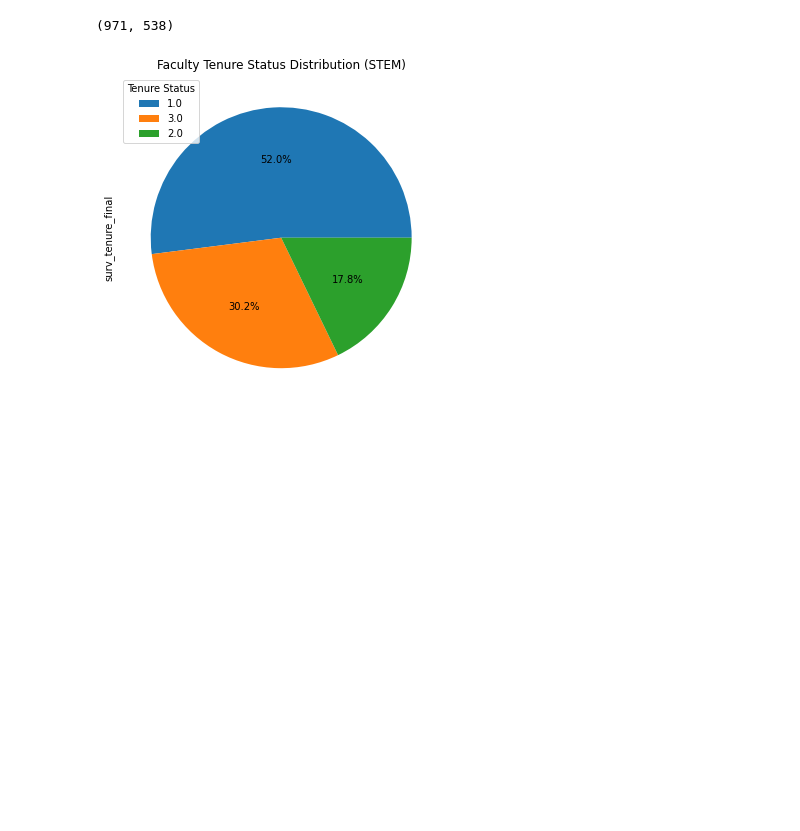
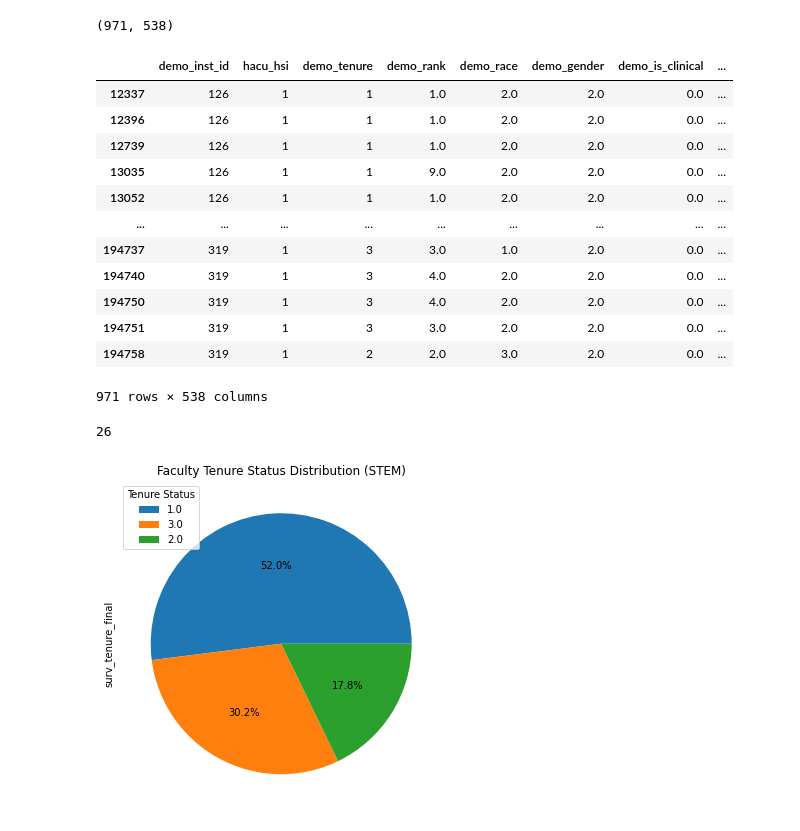
Before and after one commit to eigenhenry/Coache_analysis, a Jupyter notebook: 0_Data Reduction.ipynb, the cells around one changed output. Saved outputs shown, nothing was run; the diff lists cells and outputs as text; code cells hidden in the pictures; blank space fills up the shorter version.

```diff
--- a/0_Data Reduction.ipynb
+++ b/0_Data Reduction.ipynb
@@ -6,7 +6,7 @@ This notebook is used to clean and select sample populations from the complete d
 # %%
 import pandas as pd
 # %%
-df = pd.read_csv('/Users/henrysalgado/PycharmProjects/CoacheSEM/researcher-internal-maindata-2020-to-2012_HSI.csv')
+df = pd.read_csv('/Users/henrysalgado/COACHE_DATA/researcher-internal-maindata-2020-to-2012_HSI.csv')
 # %%
 df.shape
 # %% [output]
@@ -152,6 +156,22 @@ hsi_stem_instructional['instructional'] = 1
 hsi_stem_instructional.shape
 # %% [output]
 (971, 538)
+# %%
+hsi_stem_instructional
+# %% [output]
+|  | demo_inst_id | hacu_hsi | demo_tenure | demo_rank | demo_race | demo_gender | demo_is_clinical | ... |
+| 12337 | 126 | 1 | 1 | 1.0 | 2.0 | 2.0 | 0.0 | ... |
+| 12396 | 126 | 1 | 1 | 1.0 | 2.0 | 2.0 | 0.0 | ... |
+| 12739 | 126 | 1 | 1 | 1.0 | 2.0 | 2.0 | 0.0 | ... |
+| 13035 | 126 | 1 | 1 | 9.0 | 2.0 | 2.0 | 0.0 | ... |
+| 13052 | 126 | 1 | 1 | 1.0 | 2.0 | 2.0 | 0.0 | ... |
+| ... | ... | ... | ... | ... | ... | ... | ... | ... |
+| 194737 | 319 | 1 | 3 | 3.0 | 1.0 | 2.0 | 0.0 | ... |
+| 194740 | 319 | 1 | 3 | 4.0 | 2.0 | 2.0 | 0.0 | ... |
+| 194750 | 319 | 1 | 3 | 4.0 | 2.0 | 2.0 | 0.0 | ... |
+| 194751 | 319 | 1 | 3 | 3.0 | 2.0 | 2.0 | 0.0 | ... |
+| 194758 | 319 | 1 | 2 | 2.0 | 3.0 | 2.0 | 0.0 | ... |
+971 rows × 538 columns
 # %%
 hsi_stem_complete = pd.concat([HSI_stem_tenure, hsi_stem_instructional], ignore_index=True)
 hsi_stem_complete.shape
@@ -160,6 +180,8 @@ hsi_stem_complete.to_csv('hsi_stem_complete.csv')
 # %%
 num_unique_values = hsi_stem_instructional['demo_inst_id'].nunique()
 print(num_unique_values)
+# %% [output]
+26
 # %%
 import matplotlib.pyplot as plt
 
```
Also changed, not shown: parts of 1 cell of this notebook.
